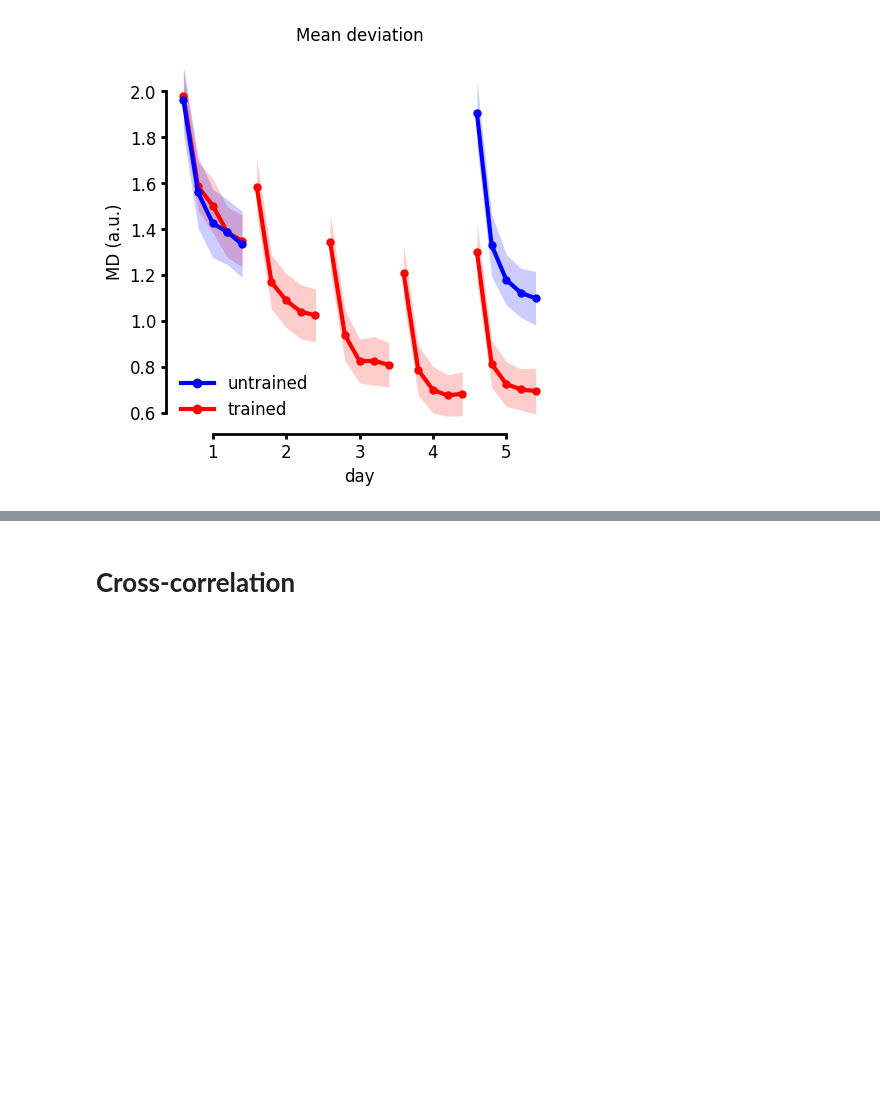
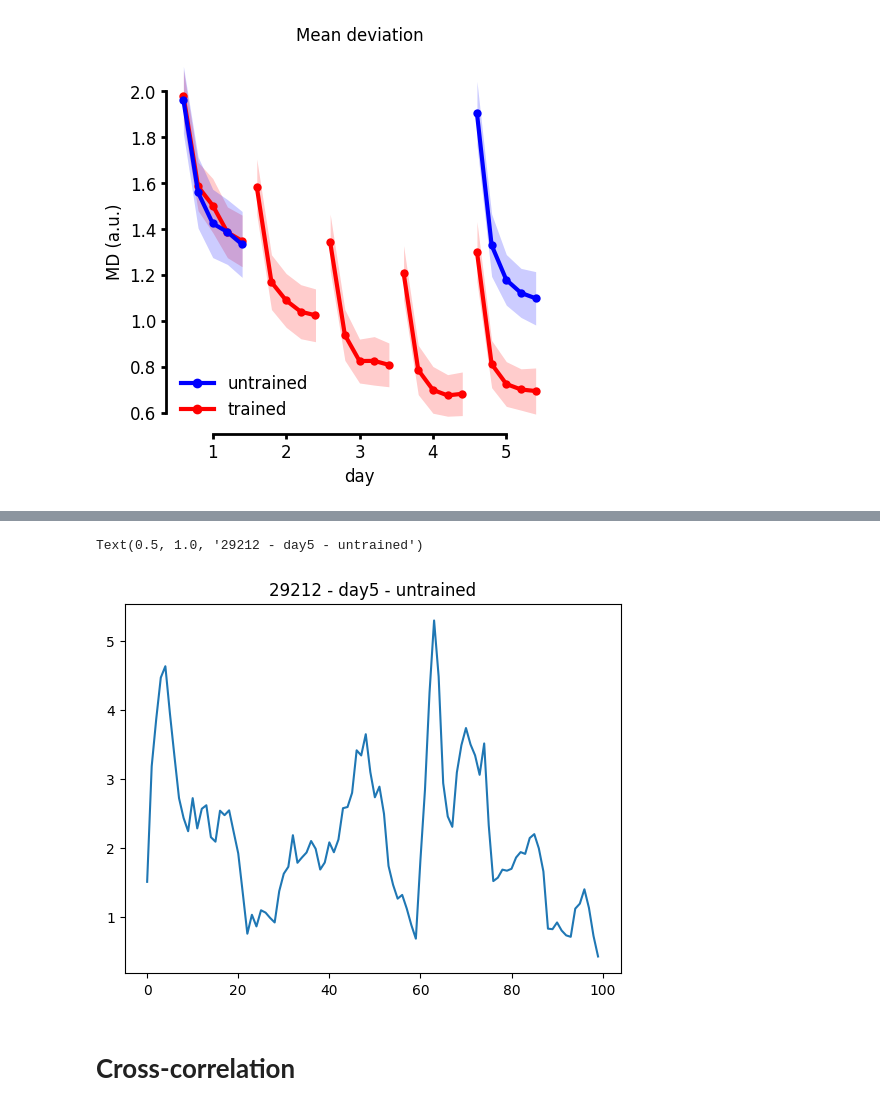
Before and after one commit to mnlmrc/extension-flexion-chords, a Jupyter notebook: notebooks/main.ipynb, the cells around one changed output, grey strips where cells are left out. Cells and saved outputs as stored; diff of their text form; code cells hidden in the pictures; blank space fills up the shorter version.

```diff
--- a/notebooks/main.ipynb
+++ b/notebooks/main.ipynb
@@ -280,3 +329,25 @@ decor(axs=axs, fontsize=fontsize, ybounds=(.6, 2), xbounds=(8, 28), spines_width
+# %%
+experiment = 'efc2'
+
+ntrial = 24012 # 0 - 24924
+
+with open(os.path.join(gl.baseDir, experiment, 'deviation.pkl'), 'rb') as pickle_file:
+    deviation = pickle.load(pickle_file)
+
+dev = np.stack(deviation['deviation'])
+
+df_dev = pd.DataFrame({key: deviation[key] for key in ['participant_id', 'day', 'chord', 'chordID']})
+
+dev_single_trial = dev[ntrial]
+day = df_dev.iloc[ntrial]['day']
+chordID = df_dev.iloc[ntrial]['chordID']
+chord = df_dev.iloc[ntrial]['chord']
+
+plt.plot(dev_single_trial)
+plt.title(f'{chordID} - day{day} - {chord}')
+# %% [output]
+Text(0.5, 1.0, '29212 - day5 - untrained')
+[figure, added]
 # %% [markdown]
 # **Cross-correlation**
 # %% [markdown]
```
Also changed, not shown: parts of 2 cells of this notebook, 2 other files.
